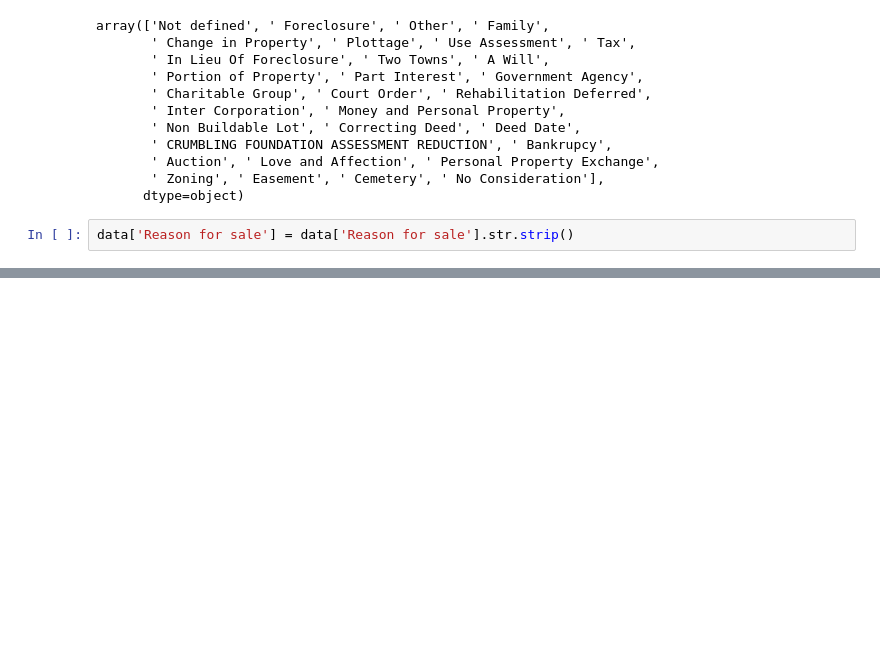
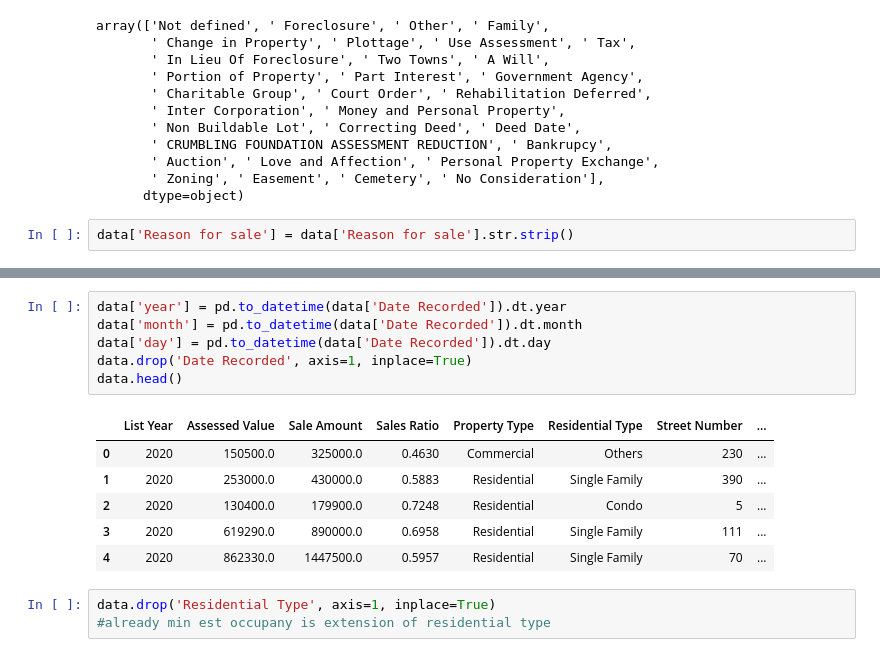
Before and after one commit to vinaykumargummadi/CTREA-Dynamics, a Jupyter notebook: notebooks/Data_encoding.ipynb, the cells around one changed output, grey strips where cells are left out. Cells and saved outputs as stored; diff of their text form; blank space fills up the shorter version.

```diff
--- a/notebooks/Data_encoding.ipynb
+++ b/notebooks/Data_encoding.ipynb
@@ -265,0 +260,16 @@ memory usage: 81.0+ MB
+# %%
+data['year'] = pd.to_datetime(data['Date Recorded']).dt.year
+data['month'] = pd.to_datetime(data['Date Recorded']).dt.month
+data['day'] = pd.to_datetime(data['Date Recorded']).dt.day
+data.drop('Date Recorded', axis=1, inplace=True)
+data.head()
+# %% [output]
+|  | List Year | Assessed Value | Sale Amount | Sales Ratio | Property Type | Residential Type | Street Number | ... |
+| 0 | 2020 | 150500.0 | 325000.0 | 0.4630 | Commercial | Others | 230 | ... |
+| 1 | 2020 | 253000.0 | 430000.0 | 0.5883 | Residential | Single Family | 390 | ... |
+| 2 | 2020 | 130400.0 | 179900.0 | 0.7248 | Residential | Condo | 5 | ... |
+| 3 | 2020 | 619290.0 | 890000.0 | 0.6958 | Residential | Single Family | 111 | ... |
+| 4 | 2020 | 862330.0 | 1447500.0 | 0.5957 | Residential | Single Family | 70 | ... |
+# %%
+data.drop('Residential Type', axis=1, inplace=True)
+#already min est occupany is extension of residential type
```
Also changed, not shown: parts of 12 cells of this notebook.
